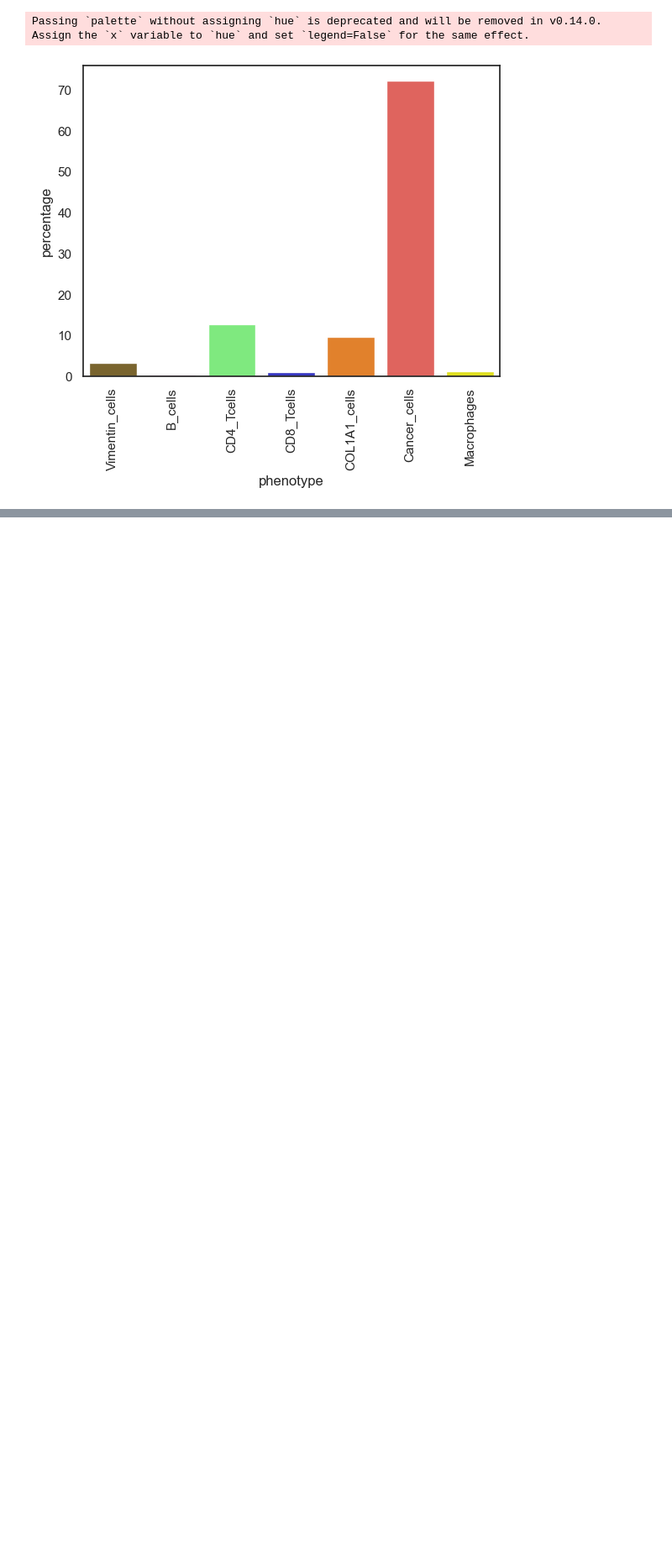
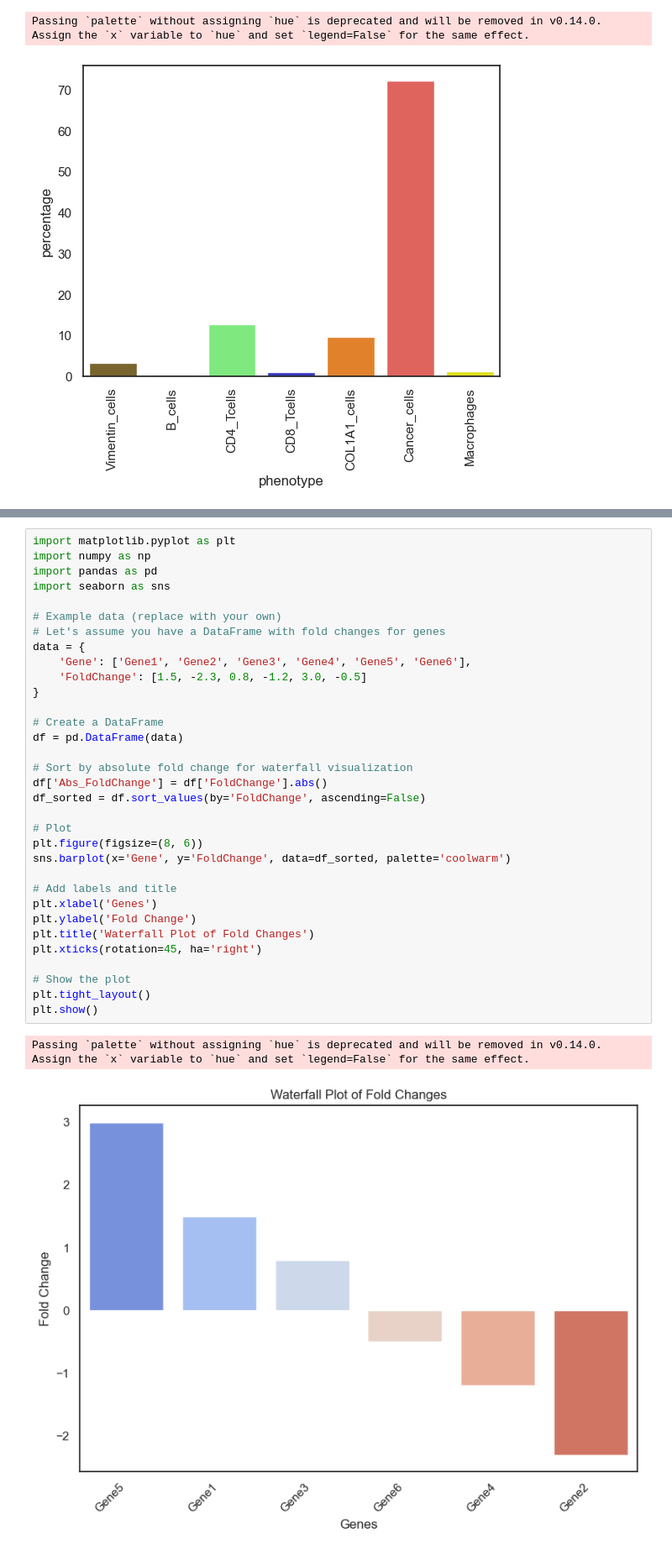
Before and after one commit to josenimo/P26_DA, a Jupyter notebook: nbs/3_compare_991_992_phenotypes.ipynb, the cells around one changed output, grey strips where cells are left out. Shown at 84% size. Saved outputs shown, nothing was run; the diff lists cells and outputs as text; blank space fills up the shorter version.

```diff
--- a/nbs/3_compare_991_992_phenotypes.ipynb
+++ b/nbs/3_compare_991_992_phenotypes.ipynb
@@ -789,0 +1028,36 @@ Passing `palette` without assigning `hue` is deprecated and will be removed in v
+# %%
+import matplotlib.pyplot as plt
+import numpy as np
+import pandas as pd
+import seaborn as sns
+
+# Example data (replace with your own)
+# Let's assume you have a DataFrame with fold changes for genes
+data = {
+    'Gene': ['Gene1', 'Gene2', 'Gene3', 'Gene4', 'Gene5', 'Gene6'],
+    'FoldChange': [1.5, -2.3, 0.8, -1.2, 3.0, -0.5]
+}
+
+# Create a DataFrame
+df = pd.DataFrame(data)
+
+# Sort by absolute fold change for waterfall visualization
+df['Abs_FoldChange'] = df['FoldChange'].abs()
+df_sorted = df.sort_values(by='FoldChange', ascending=False)
+
+# Plot
+plt.figure(figsize=(8, 6))
+sns.barplot(x='Gene', y='FoldChange', data=df_sorted, palette='coolwarm')
+
+# Add labels and title
+plt.xlabel('Genes')
+plt.ylabel('Fold Change')
+plt.title('Waterfall Plot of Fold Changes')
+plt.xticks(rotation=45, ha='right')
+
+# Show the plot
+plt.tight_layout()
+plt.show()
+# %% [output]
+Passing `palette` without assigning `hue` is deprecated and will be removed in v0.14.0. Assign the `x` variable to `hue` and set `legend=False` for the same effect.
+[figure, added]
```
Also changed, not shown: parts of 27 cells of this notebook, 9 other files.
